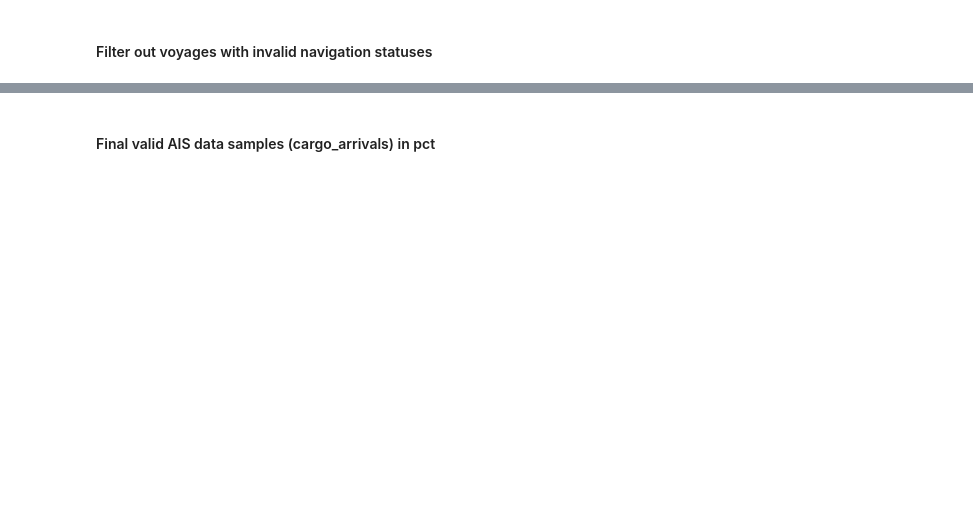
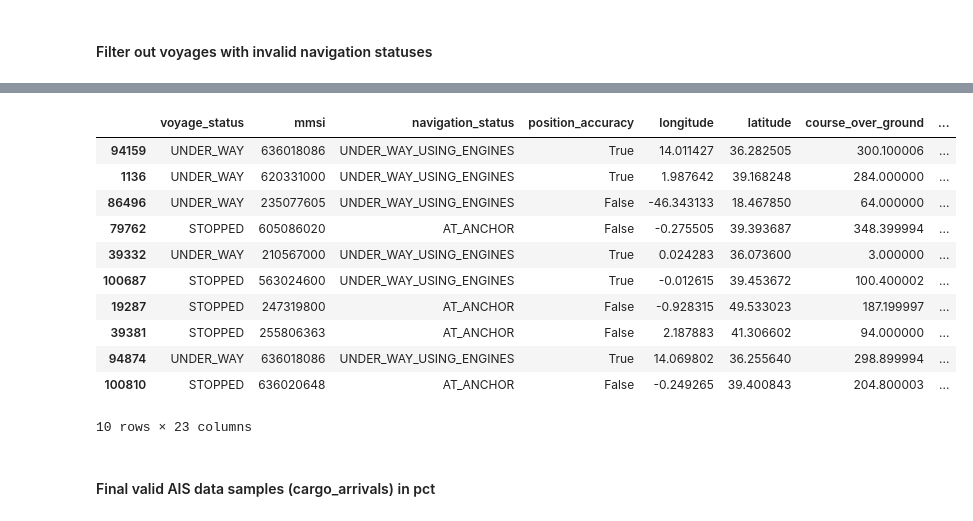
Before and after one commit to Magnuswlange/port_congestion_proj_ml, a Jupyter notebook: feature_selection.ipynb, the cells around one changed output, grey strips where cells are left out. Cells and saved outputs as stored; diff of their text form; code cells hidden in the pictures; blank space fills up the shorter version.

```diff
--- a/feature_selection.ipynb
+++ b/feature_selection.ipynb
@@ -395,0 +708,27 @@ cargo_ais_meta_merged.head()
+# %%
+from sklearn.compose import ColumnTransformer
+from sklearn.preprocessing import OneHotEncoder, StandardScaler, Normalizer
+from sklearn.ensemble import RandomForestRegressor
+from sklearn.decomposition import PCA
+from sklearn.pipeline import Pipeline
+
+cat_cols = X_train.select_dtypes(include=["object", "category", "bool"]).columns.tolist()
+num_cols = X_train.select_dtypes(exclude=["object", "category", "bool"]).columns.tolist()
+
+# 1) Scale NUMERICS only, passthrough CATEGORICALS
+preprocess_scale = ColumnTransformer(
+    transformers=[
+        ("cat", "passthrough", cat_cols),           # don't touch categoricals yet
+        ("num", Normalizer(), num_cols),        # scale numerics only
+    ]
+)
+
+# 2) Now one-hot + combine + PCA + RF
+scale_pca_pipe_rforest = Pipeline(steps=[
+    ("preprocess_scale", preprocess_scale),
+    ("encode_cat", OneHotEncoder(handle_unknown="ignore", sparse_output=False)),  # dense output
+    ("pca", PCA(n_components=0.9)),
+    ("rf", RandomForestRegressor(n_estimators=200, n_jobs=28, random_state=42))
+])
+# %%
+scale_pca_pipe_rforest.fit(X_train, y_train)
@@ -396,3 +811,18 @@ cargo_ais_meta_merged.head()
+# %%
+X_train.sample(10) # gets 10 random samples for examination
+# %% [output]
+|  | voyage_status | mmsi | navigation_status | position_accuracy | longitude | latitude | course_over_ground | ... |
+| 94159 | UNDER_WAY | 636018086 | UNDER_WAY_USING_ENGINES | True | 14.011427 | 36.282505 | 300.100006 | ... |
+| 1136 | UNDER_WAY | 620331000 | UNDER_WAY_USING_ENGINES | True | 1.987642 | 39.168248 | 284.000000 | ... |
+| 86496 | UNDER_WAY | 235077605 | UNDER_WAY_USING_ENGINES | False | -46.343133 | 18.467850 | 64.000000 | ... |
+| 79762 | STOPPED | 605086020 | AT_ANCHOR | False | -0.275505 | 39.393687 | 348.399994 | ... |
+| 39332 | UNDER_WAY | 210567000 | UNDER_WAY_USING_ENGINES | True | 0.024283 | 36.073600 | 3.000000 | ... |
+| 100687 | STOPPED | 563024600 | UNDER_WAY_USING_ENGINES | True | -0.012615 | 39.453672 | 100.400002 | ... |
+| 19287 | STOPPED | 247319800 | AT_ANCHOR | False | -0.928315 | 49.533023 | 187.199997 | ... |
+| 39381 | STOPPED | 255806363 | AT_ANCHOR | False | 2.187883 | 41.306602 | 94.000000 | ... |
+| 94874 | UNDER_WAY | 636018086 | UNDER_WAY_USING_ENGINES | True | 14.069802 | 36.255640 | 298.899994 | ... |
+| 100810 | STOPPED | 636020648 | AT_ANCHOR | False | -0.249265 | 39.400843 | 204.800003 | ... |
+10 rows × 23 columns
 # %% [markdown]
 #### Final valid AIS data samples (cargo_arrivals) in pct
 # %%
```
Also changed, not shown: parts of 55 cells of this notebook.
